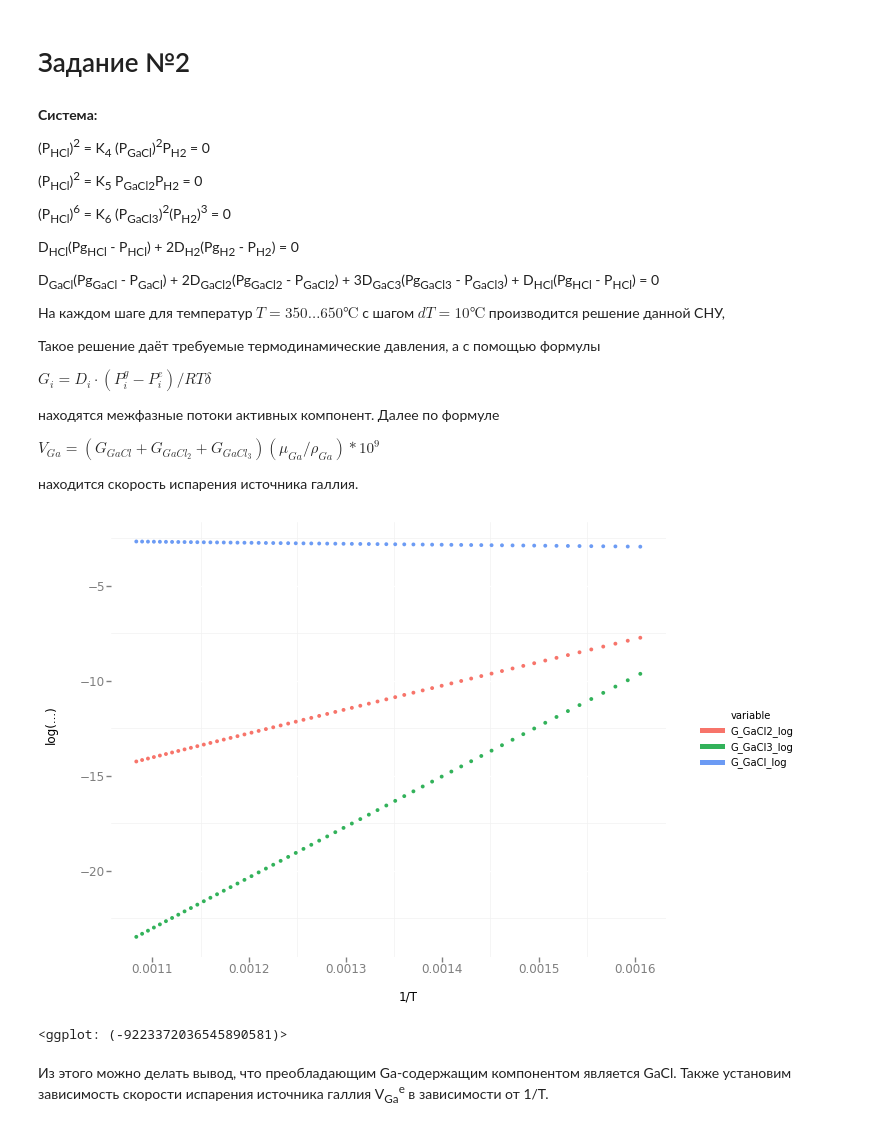
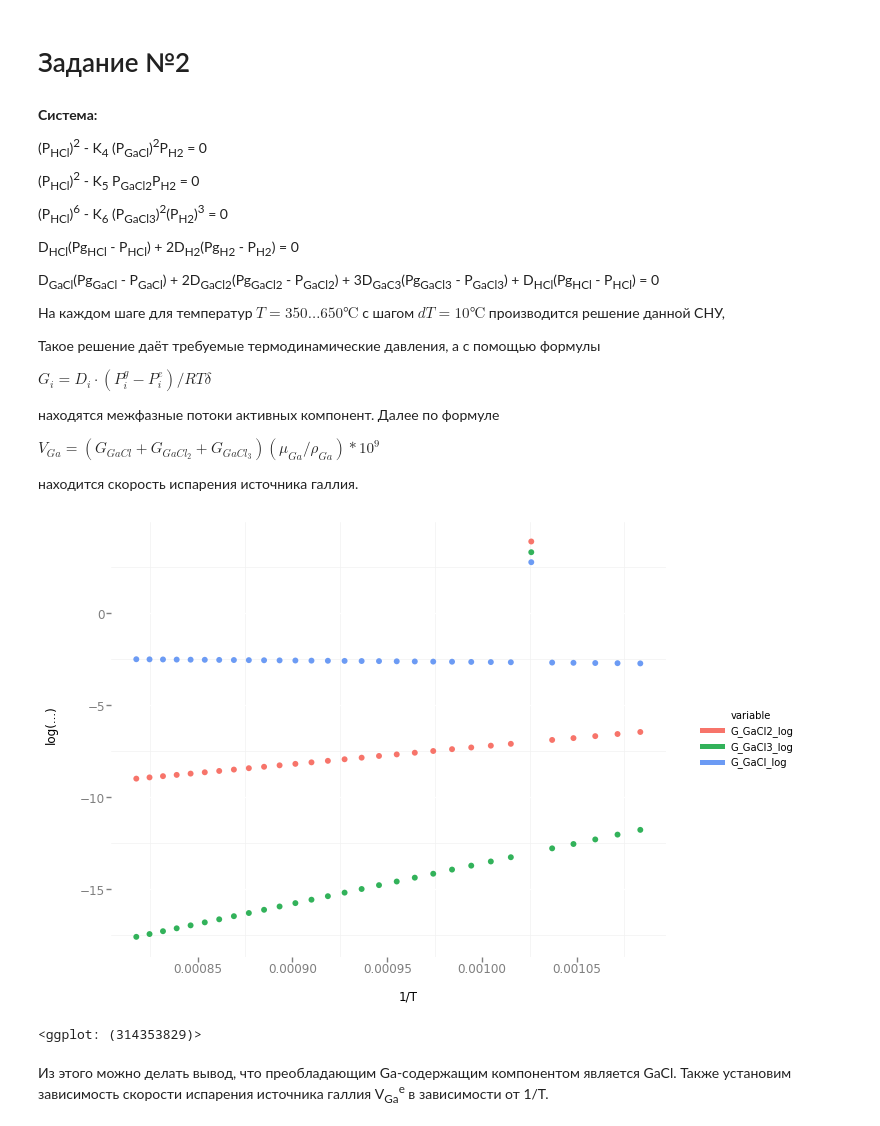
Before and after one commit to pavponn/computational-methods, a Jupyter notebook: course-work/AlganModel.ipynb, the cells around one changed output. Drawn from its saved outputs; the diff is of its cells as text; code cells hidden in the pictures.

```diff
--- a/course-work/AlganModel.ipynb
+++ b/course-work/AlganModel.ipynb
@@ -78,12 +78,12 @@ def k2(temperature):
     return np.exp(-g2Diff / (R * temperature))
 
 def k3(temperature):
-    g3Diff = g('Al', temperature) - 2 * g('AlCl3', temperature) - 3 * g('H2', temperature) + 6 * g('HCl', temperature)
+    g3Diff = 2 * g('Al', temperature) - 2 * g('AlCl3', temperature) - 3 * g('H2', temperature) + 6 * g('HCl', temperature)
     return np.exp(-g3Diff / (R * temperature)) * P_a
 
 # Коэффициенты для второго задания
 def k4(temperature):
-    g4Diff = g('Ga', temperature) + 2 * g('HCl', temperature) - 2 * g('GaCl', temperature) - g('H2', temperature)
+    g4Diff = 2 * g('Ga', temperature) + 2 * g('HCl', temperature) - 2 * g('GaCl', temperature) - g('H2', temperature)
     return np.exp(-g4Diff / (R * temperature)) / P_a
 
 def k5(temperature):
@@ -168,14 +168,14 @@ def system1(T):
     equations.append(p_HCl ** 2 - k2(T) * p_AlCl2 * p_H2)
     equations.append(p_HCl ** 6 - k3(T) * p_AlCl3 ** 2 * p_H2 ** 3)
     equations.append(d_HCl * (pg['HCl'] - p_HCl) + 2 * d_H2 * (pg['H2'] - p_H2))
-    equations.append(d_AlCl * (pg['AlCl2'] - p_AlCl) +
+    equations.append(d_AlCl * (pg['AlCl'] - p_AlCl) +
                      2 * d_AlCl2 * (pg['AlCl2'] - p_AlCl2) +
                      3 * d_AlCl3 * (pg['AlCl3'] - p_AlCl3)  +
                      d_HCl * (pg['HCl'] - p_HCl))
     system = sm.Matrix(equations)
     return system, (p_AlCl, p_AlCl2, p_AlCl3, p_HCl, p_H2)
 # %%
-temperatures = np.linspace(350, 650, 60) + 273
+temperatures = np.linspace(350, 650, 30) + 273
 delta = 0.01
 p = pg['HCl'] + pg['N2']
 data_for_temperature = pd.DataFrame(columns=['T_', 'V_Al', 'G_AlCl', 'G_AlCl2', 'G_AlCl3'])
@@ -238,11 +238,11 @@ graph_data_speed = pd.melt(data_for_temperature[['invT', 'V_Al_log']], id_vars=[
 **Система:**
 
 
-(P<sub>HCl</sub>)<sup>2</sup> = K<sub>4</sub> (P<sub>GaCl</sub>)<sup>2</sup>P<sub>H2</sub> = 0
+(P<sub>HCl</sub>)<sup>2</sup> - K<sub>4</sub> (P<sub>GaCl</sub>)<sup>2</sup>P<sub>H2</sub> = 0
 
-(P<sub>HCl</sub>)<sup>2</sup> = K<sub>5</sub> P<sub>GaCl2</sub>P<sub>H2</sub> = 0
+(P<sub>HCl</sub>)<sup>2</sup> - K<sub>5</sub> P<sub>GaCl2</sub>P<sub>H2</sub> = 0
 
-(P<sub>HCl</sub>)<sup>6</sup> = K<sub>6</sub> (P<sub>GaCl3</sub>)<sup>2</sup>(P<sub>H2</sub>)<sup>3</sup> = 0
+(P<sub>HCl</sub>)<sup>6</sup> - K<sub>6</sub> (P<sub>GaCl3</sub>)<sup>2</sup>(P<sub>H2</sub>)<sup>3</sup> = 0
 
 
 D<sub>HCl</sub>(Pg<sub>HCl</sub> - P<sub>HCl</sub>) + 2D<sub>H2</sub>(Pg<sub>H2</sub> - P<sub>H2</sub>) = 0
@@ -282,6 +282,7 @@ def system2(T):
     return system, (p_GaCl, p_GaCl2, p_GaCl3, p_HCl, p_H2)
 # %%
 data_for_temperature = pd.DataFrame(columns=['T_', 'V_Ga', 'G_GaCl', 'G_GaCl2', 'G_GaCl3'])
+temperatures = np.linspace(650, 950, 30) + 273
 targets = ['GaCl', 'GaCl2', 'GaCl3']
 for k, T in (enumerate(temperatures)):
     system, variables = system2(T)
@@ -312,14 +313,14 @@ graph_data_comp = pd.melt(data_for_temperature[['invT', 'G_GaCl_log',
 graph_data_speed = pd.melt(data_for_temperature[['invT', 'V_Ga_log']], id_vars=['invT'])
 # %%
 (ggplot(aes(x = 'invT', y = 'value', color='variable'), graph_data_comp) +
-    geom_point(size=15) +
+    geom_point(size=35) +
     ylab('log(...)') +
     xlab('1/T') +
     theme_bw()
 )
 # %% [output]
-[figure, old version]
+[figure, new version]
-<ggplot: (-9223372036545890581)>
+<ggplot: (314353829)>
 # %% [markdown]
 Из этого можно делать вывод, что преобладающим Ga-содержащим компонентом является GaCl.
 Также установим зависимость скорости испарения источника галлия V<sub>Ga</sub><sup>e</sup> в зависимости от 1/T.
```
Also changed, not shown: parts of 9 cells of this notebook.
